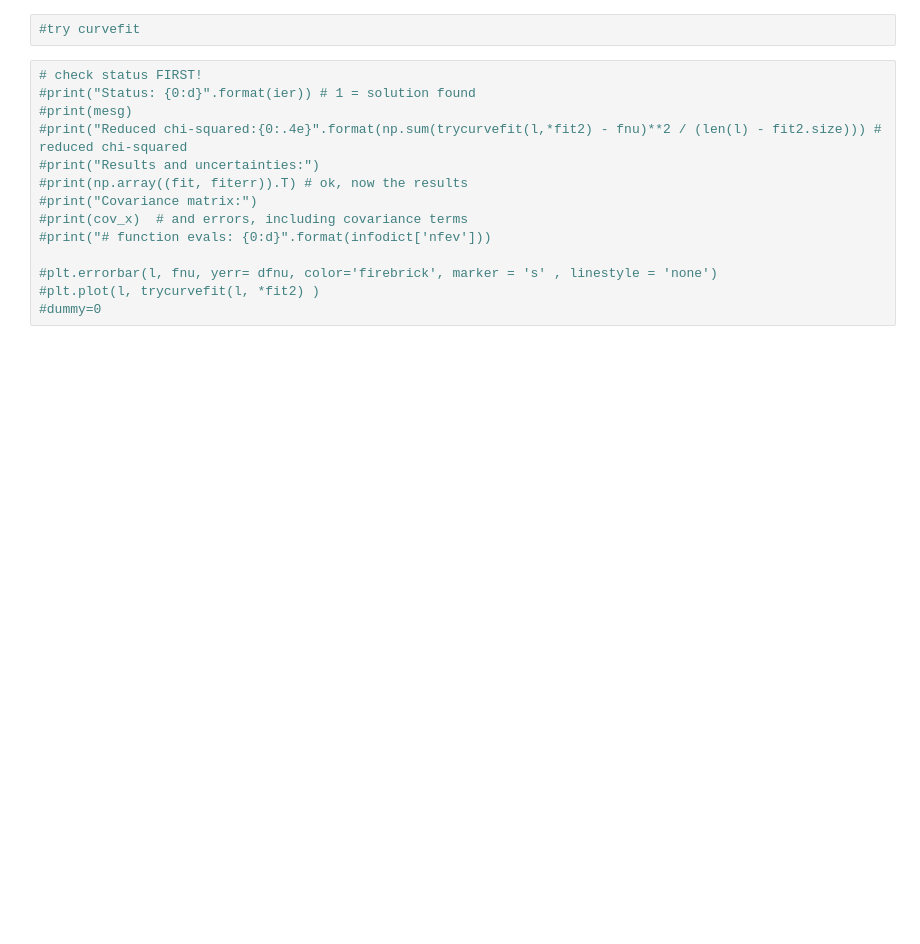
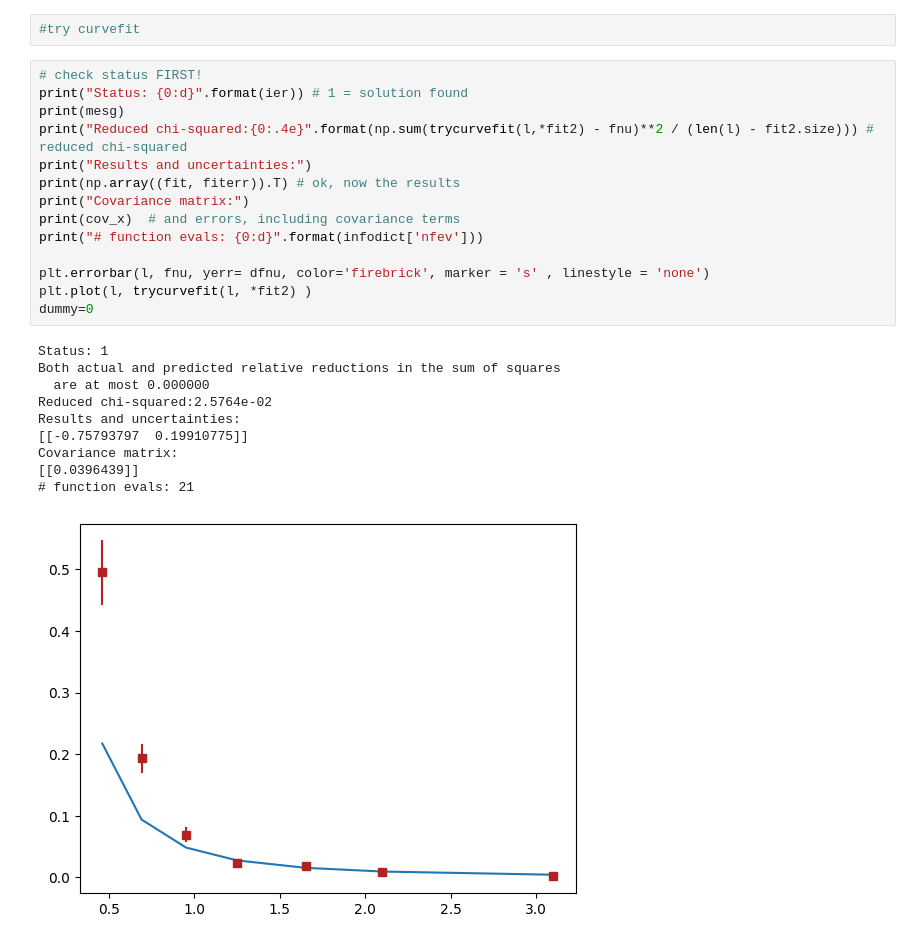
Before and after one commit to amedina695/lectures_git, a Jupyter notebook: lectures_week5/Fitting_data_F25-classroom.ipynb, the cells around one changed output. Cells and saved outputs as stored; diff of their text form; blank space fills up the shorter version.

```diff
--- a/lectures_week5/Fitting_data_F25-classroom.ipynb
+++ b/lectures_week5/Fitting_data_F25-classroom.ipynb
@@ -947,15 +1007,26 @@ Covariance matrix:
 #try curvefit
 # %%
 # check status FIRST!
-#print("Status: {0:d}".format(ier)) # 1 = solution found
-#print(mesg)
-#print("Reduced chi-squared:{0:.4e}".format(np.sum(trycurvefit(l,*fit2) - fnu)**2 / (len(l) - fit2.size))) # reduced chi-squared
-#print("Results and uncertainties:")
-#print(np.array((fit, fiterr)).T) # ok, now the results
-#print("Covariance matrix:")
-#print(cov_x)  # and errors, including covariance terms
-#print("# function evals: {0:d}".format(infodict['nfev']))
+print("Status: {0:d}".format(ier)) # 1 = solution found
+print(mesg)
+print("Reduced chi-squared:{0:.4e}".format(np.sum(trycurvefit(l,*fit2) - fnu)**2 / (len(l) - fit2.size))) # reduced chi-squared
+print("Results and uncertainties:")
+print(np.array((fit, fiterr)).T) # ok, now the results
+print("Covariance matrix:")
+print(cov_x)  # and errors, including covariance terms
+print("# function evals: {0:d}".format(infodict['nfev']))
 
-#plt.errorbar(l, fnu, yerr= dfnu, color='firebrick', marker = 's' , linestyle = 'none')
-#plt.plot(l, trycurvefit(l, *fit2) )
-#dummy=0
+plt.errorbar(l, fnu, yerr= dfnu, color='firebrick', marker = 's' , linestyle = 'none')
+plt.plot(l, trycurvefit(l, *fit2) )
+dummy=0
+# %% [output]
+Status: 1
+Both actual and predicted relative reductions in the sum of squares
+  are at most 0.000000
+Reduced chi-squared:2.5764e-02
+Results and uncertainties:
+[[-0.75793797  0.19910775]]
+Covariance matrix:
+[[0.0396439]]
+# function evals: 21
+[figure, added]
```
Also changed, not shown: parts of 19 cells of this notebook, 5 other files.
